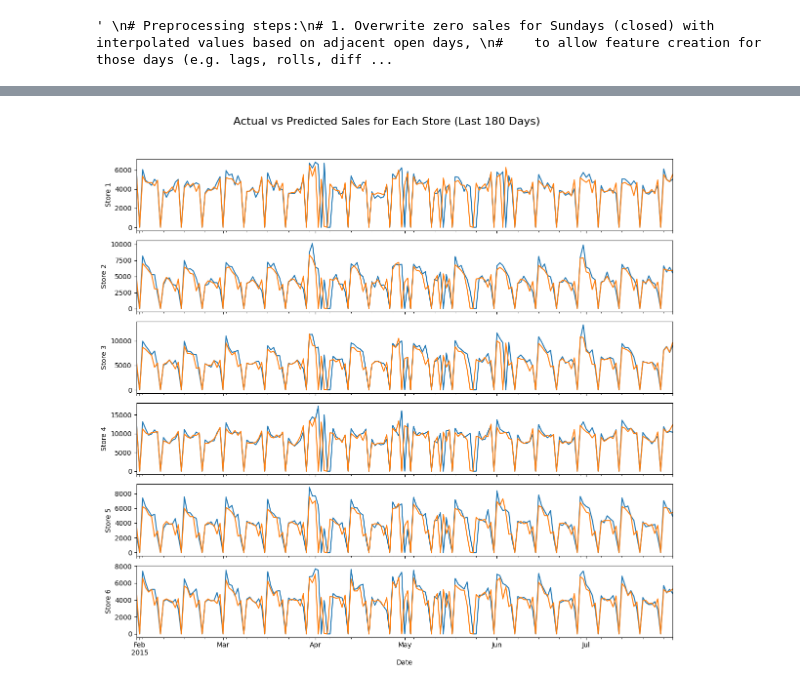
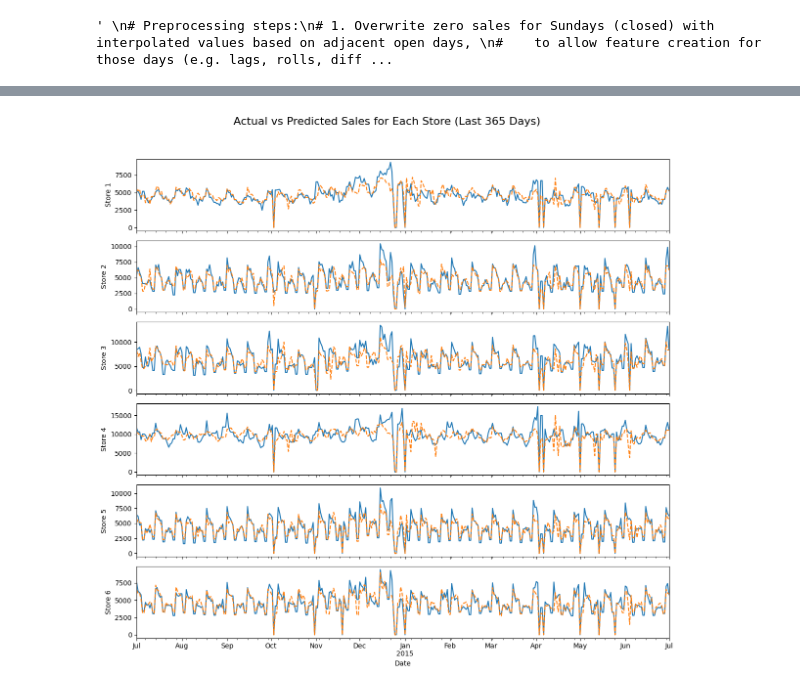
Before and after one commit to Miltos-90/Rossmann_Store_Sales_Forecasting, a Jupyter notebook: test_pipeline.ipynb, the cells around one changed output, grey strips where cells are left out. Saved outputs shown, nothing was run; the diff lists cells and outputs as text; code cells hidden in the pictures.

```diff
--- a/test_pipeline.ipynb
+++ b/test_pipeline.ipynb
@@ -150,8 +150,6 @@ no_state_holiday = df['StateHoliday'].isin(['0', 0]) | df['StateHoliday'].isna()
 df.loc[no_state_holiday, 'StateHoliday'] = 'NoHoliday'
 df['isStateHoliday'] = df['StateHoliday'] != 'NoHoliday'
 df['isSchoolHoliday'] = df['SchoolHoliday'].astype(bool)
-
-df['Sales'] = df['Sales'].apply(np.log1p)  # We also apply log1p transformation to stabilize variance and make the distribution more normal.
 # %%
 import xgboost as xgb
 import pandas as pd
@@ -244,7 +248,7 @@ importance_df = pd.DataFrame({
 importance_df['importance'] = importance_df['importance'] / importance_df['importance'].max()  # Normalize to sum to 1
 
 results = pd.DataFrame({
-    'actuals': df.set_index(['Store', 'Date'])['Sales'].apply(np.expm1),  # Inverse of log1p applied to the targets during training
+    'actuals': df.set_index(['Store', 'Date'])['Sales'],  # Inverse of log1p applied to the targets during training
     'predictions': preds
 }).dropna().sort_index()
 
@@ -263,35 +267,43 @@ plt.tight_layout()
 # %%
 import matplotlib.pyplot as plt
 import matplotlib.dates as mdates
 
-n_days_to_plot = 6*30
-max_date = results.index.get_level_values("Date").max()
-min_date = results.index.get_level_values("Date").max() - pd.Timedelta(days=n_days_to_plot)
+n_days_to_plot = 365
+n_days_offset  = 1*30  # Offset to start plotting from 3 months ago
+
+max_date = results.index.get_level_values("Date").max() - pd.Timedelta(days=n_days_offset)
+min_date = max_date - pd.Timedelta(days=n_days_to_plot)
+
 actuals_recent = results.loc[(slice(None), slice(min_date, max_date)), 'actuals']
-preds_recent = results.loc[(slice(None), slice(min_date, max_date)), 'predictions']
+preds_recent   = results.loc[(slice(None), slice(min_date, max_date)), 'predictions']
 
 stores = actuals_recent.index.get_level_values("Store").unique()
 
 fig, ax = plt.subplots(figsize=(12, 2 * len(stores)), nrows=len(stores), sharex=True, sharey=False)
 
 for i, store in enumerate(stores):
 
-    actual_store_sales = actuals_recent.loc[(store, slice(None))]
-    predicted_store_sales = preds_recent.loc[(store, slice(None))]
+    actual_store_sales    = actuals_recent.loc[(store, slice(None))].copy()
+    predicted_store_sales = preds_recent.loc[(store, slice(None))].copy()
+
+    #
+
+    closed_days = actual_store_sales.index.get_level_values("Date").day_name() == 'Sunday'
+    closed_days = actual_store_sales[closed_days].index.get_level_values("Date")
+    actual_store_sales[closed_days]    = np.nan  # Set closed days to NaN for plotting
+    predicted_store_sales[closed_days] = np.nan  # Set closed days to NaN for plotting
+    actual_store_sales.fillna(method='ffill', inplace=True)  # Forward fill to maintain continuity in the plot
+    predicted_store_sales.fillna(method='ffill', inplace=True)  # Forward fill to maintain continuity in the plot
+
 
     actual_store_sales.plot(label=f"Actual", ax=ax[i])
-    predicted_store_sales.plot(label=f"Predicted", ax=ax[i])
+    predicted_store_sales.plot(label=f"Predicted", ax=ax[i], linestyle='--')
 
-    # Add x markers to indicate closed days (Sundays) on the plot
-    closed_days = actual_store_sales.index.get_level_values("Date").day_name() == 'Sunday'
-    closed_days = actual_store_sales[closed_days].index.get_level_values("Date")
-    #for closed_day in closed_days:
-    #    ax[i].axvline(x=closed_day, color='red', linestyle='--', alpha=0.5, label='Closed Day' if closed_day == closed_days[0] else "")
 
     #ax[i].legend()
     ax[i].set_ylabel("Store {}".format(store))
     ax[i].set_xlabel("Date")
 plt.suptitle("Actual vs Predicted Sales for Each Store (Last {} Days)".format(n_days_to_plot), fontsize=16)
 plt.tight_layout(rect=[0, 0.03, 1, 0.95])  # Adjust layout to make room for the suptitle
 # %% [output]
-[figure, old version]
+[figure, new version]
```
Also changed, not shown: parts of 4 cells of this notebook, 1 other file.
